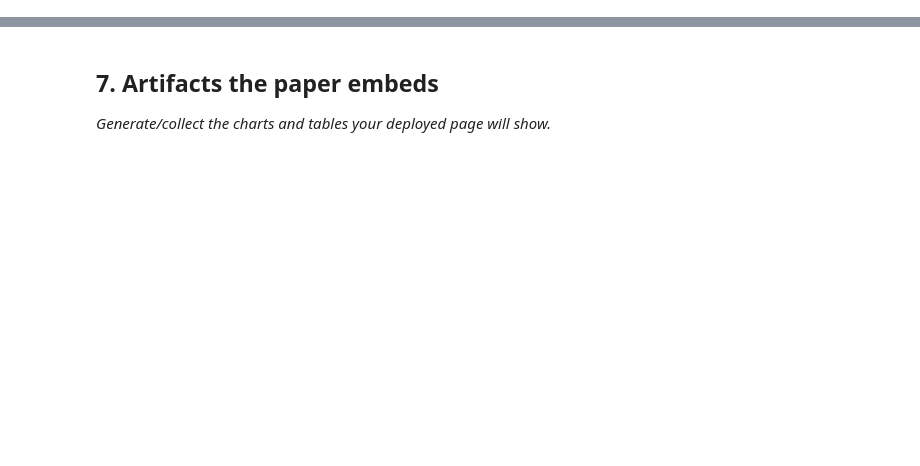
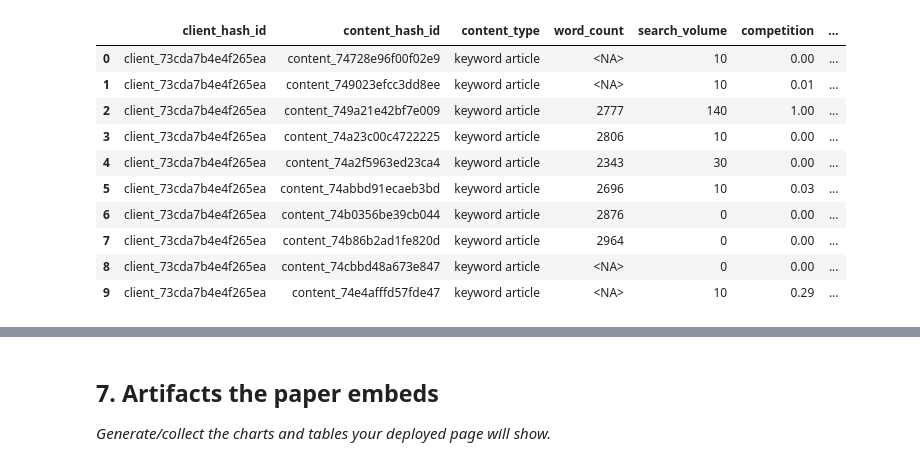
Before and after one commit to TahaShan16/flyrank-ml-internship, a Jupyter notebook: work/notebooks/capstone.ipynb, the cells around one changed output, grey strips where cells are left out. Drawn from its saved outputs; the diff is of its cells as text; code cells hidden in the pictures; blank space fills up the shorter version.

```diff
--- a/work/notebooks/capstone.ipynb
+++ b/work/notebooks/capstone.ipynb
@@ -32,0 +51,84 @@ This skeleton is yours to fill. Work the sections **in order** — each one has
+# %%
+# Build capstone feature frame: March features, April outcome
+
+feature_frame = con.sql(f"""
+    WITH march AS (
+        SELECT
+            client_hash_id,
+            content_hash_id,
+            SUM(gsc_impressions) AS impressions_march,
+            SUM(gsc_clicks) AS clicks_march,
+            AVG(gsc_avg_position) AS avg_position_march,
+            SUM(ga4_sessions) AS sessions_march,
+            SUM(ga4_engaged_sessions) AS engaged_sessions_march,
+            SUM(ga4_pageviews) AS pageviews_march
+        FROM {TABLES["fact_daily"]}
+        WHERE month = '2026-03'
+          AND gsc_data_available IS TRUE
+          AND ga4_data_available IS TRUE
+        GROUP BY 1, 2
+        HAVING SUM(gsc_impressions) >= 100
+    ),
+    april AS (
+        SELECT
+            client_hash_id,
+            content_hash_id,
+            SUM(gsc_impressions) AS impressions_april
+        FROM {TABLES["fact_daily"]}
+        WHERE month = '2026-04'
+          AND gsc_data_available IS TRUE
+        GROUP BY 1, 2
+    ),
+    content AS (
+        SELECT
+            client_hash_id,
+            content_hash_id,
+            content_type,
+            word_count,
+            search_volume,
+            competition,
+            COALESCE(last_optimized_date, content_updated_date, content_created_date) AS last_content_touch
+        FROM {TABLES["dim_content"]}
+        WHERE is_published IS TRUE
+          AND is_deleted IS FALSE
+    )
+    SELECT
+        m.client_hash_id,
+        m.content_hash_id,
+        c.content_type,
+        c.word_count,
+        c.search_volume,
+        c.competition,
+        DATE_DIFF('day', c.last_content_touch, DATE '2026-03-31') AS days_since_last_touch,
+        m.impressions_march,
+        m.clicks_march,
+        100.0 * m.clicks_march / NULLIF(m.impressions_march, 0) AS ctr_march,
+        m.avg_position_march,
+        m.sessions_march,
+        m.engaged_sessions_march,
+        100.0 * m.engaged_sessions_march / NULLIF(m.sessions_march, 0) AS engagement_rate_march,
+        m.pageviews_march,
+        a.impressions_april,
+        CASE
+            WHEN a.impressions_april < 0.8 * m.impressions_march THEN 1
+            ELSE 0
+        END AS needs_review_proxy
+    FROM march m
+    INNER JOIN april a
+      ON m.client_hash_id = a.client_hash_id
+     AND m.content_hash_id = a.content_hash_id
+    INNER JOIN content c
+      ON m.client_hash_id = c.client_hash_id
+     AND m.content_hash_id = c.content_hash_id
+""").df()
+
+feature_frame = feature_frame.replace([np.inf, -np.inf], np.nan)
+
+print("Rows:", len(feature_frame))
+print("Clients:", feature_frame["client_hash_id"].nunique())
+print("Content items:", feature_frame["content_hash_id"].nunique())
+print("Positive proxy rows:", int(feature_frame["needs_review_proxy"].sum()))
+print("Positive proxy rate:", round(feature_frame["needs_review_proxy"].mean(), 3))
+
+feature_frame.head(10)
+# %% [output]
@@ -32,0 +140,11 @@ This skeleton is yours to fill. Work the sections **in order** — each one has
+|  | client_hash_id | content_hash_id | content_type | word_count | search_volume | competition | ... |
+| 0 | client_73cda7b4e4f265ea | content_74728e96f00f02e9 | keyword article | <NA> | 10 | 0.00 | ... |
+| 1 | client_73cda7b4e4f265ea | content_749023efcc3dd8ee | keyword article | <NA> | 10 | 0.01 | ... |
+| 2 | client_73cda7b4e4f265ea | content_749a21e42bf7e009 | keyword article | 2777 | 140 | 1.00 | ... |
+| 3 | client_73cda7b4e4f265ea | content_74a23c00c4722225 | keyword article | 2806 | 10 | 0.00 | ... |
+| 4 | client_73cda7b4e4f265ea | content_74a2f5963ed23ca4 | keyword article | 2343 | 30 | 0.00 | ... |
+| 5 | client_73cda7b4e4f265ea | content_74abbd91ecaeb3bd | keyword article | 2696 | 10 | 0.03 | ... |
+| 6 | client_73cda7b4e4f265ea | content_74b0356be39cb044 | keyword article | 2876 | 0 | 0.00 | ... |
+| 7 | client_73cda7b4e4f265ea | content_74b86b2ad1fe820d | keyword article | 2964 | 0 | 0.00 | ... |
+| 8 | client_73cda7b4e4f265ea | content_74cbbd48a673e847 | keyword article | <NA> | 0 | 0.00 | ... |
+| 9 | client_73cda7b4e4f265ea | content_74e4afffd57fde47 | keyword article | <NA> | 10 | 0.29 | ... |
```
Also changed, not shown: parts of 22 cells of this notebook.
